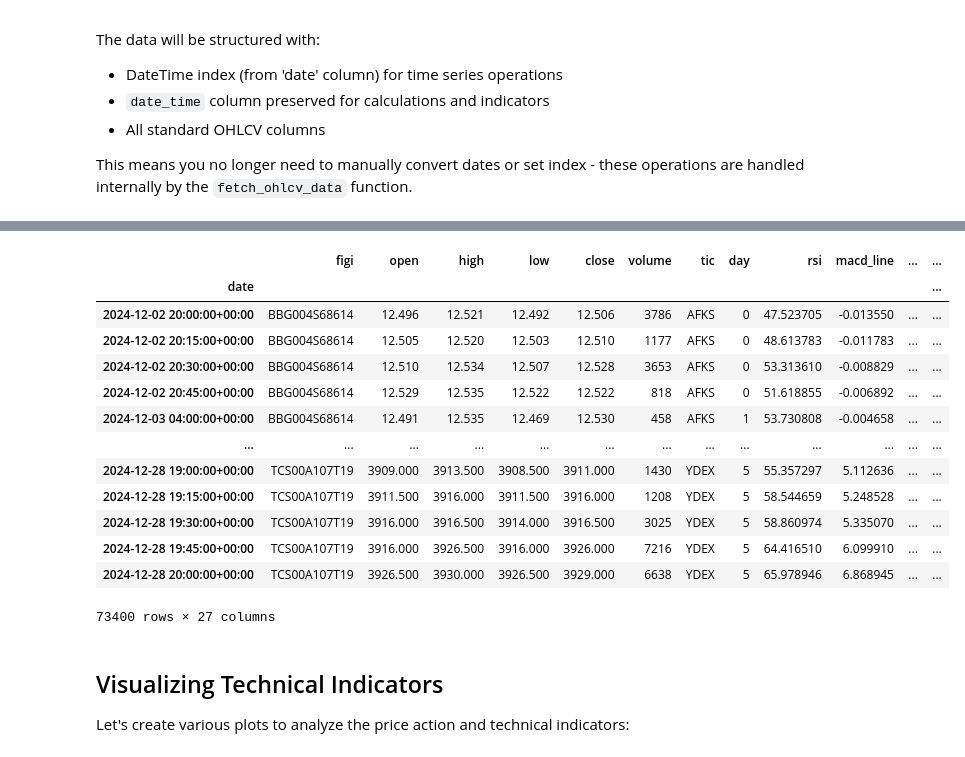
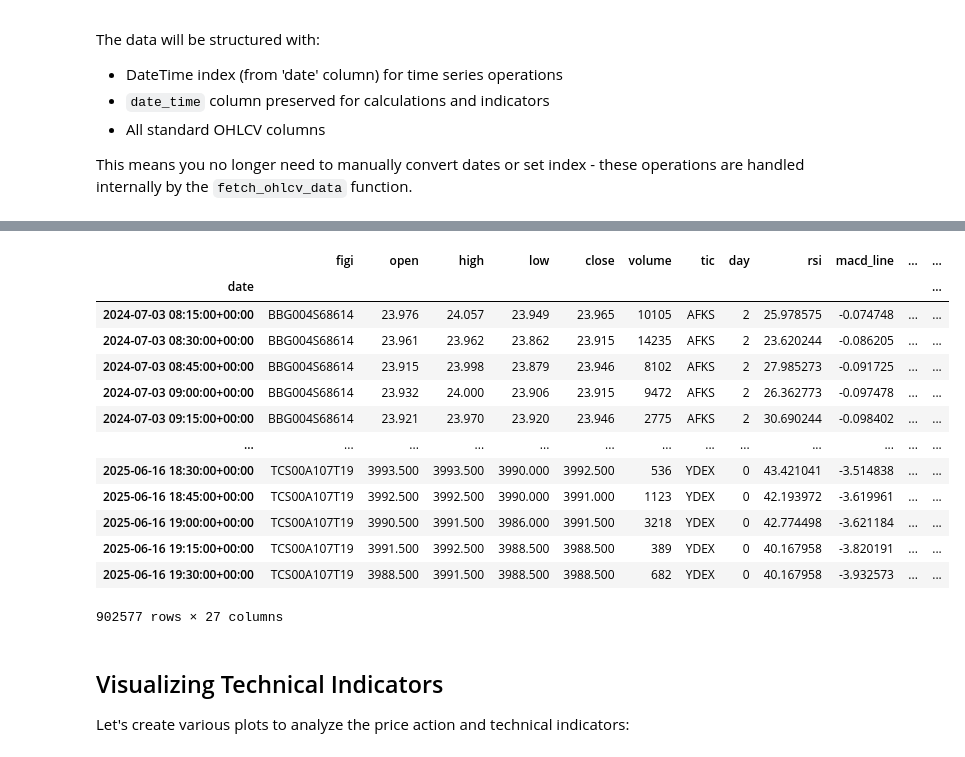
Before and after one commit to bigdatarookie/a2-project, a Jupyter notebook: dev/env_v1/test_env.ipynb, the cells around one changed output, grey strips where cells are left out. Saved outputs shown, nothing was run; the diff lists cells and outputs as text; code cells hidden in the pictures.

```diff
--- a/dev/env_v1/test_env.ipynb
+++ b/dev/env_v1/test_env.ipynb
@@ -63,6 +62,6 @@ KeyboardInterrupt:
 # %%
 # Read df with index and process it with indicators
-df = pd.read_csv("./data/data/test_ohlcv_data_15min.csv", index_col='date')
+df = pd.read_csv("./data/data/2H2024_1H2025_RTS_ohlcv_data_15min.csv", index_col='date')
 
 # Calculate indicators and remove rows with NaN values
 df = calculate_indicators(df, drop_na_rows=True, min_coverage=0.9)
@@ -87,21 +86,22 @@ date
 # %%
-df.to_csv("./data/data/test_ohlcv_data_15min_indicators.csv")
+# Safe df with indicators
+df.to_csv("./data/data/2H2024_1H2025_RTS_ohlcv_data_15min_indicators.csv")
 df
 # %% [output]
 |  | figi | open | high | low | close | volume | tic | day | rsi | macd_line | ... | ... |
 | date |  |  |  |  |  |  |  |  |  |  |  | ... |
-| 2024-12-02 20:00:00+00:00 | BBG004S68614 | 12.496 | 12.521 | 12.492 | 12.506 | 3786 | AFKS | 0 | 47.523705 | -0.013550 | ... | ... |
-| 2024-12-02 20:15:00+00:00 | BBG004S68614 | 12.505 | 12.520 | 12.503 | 12.510 | 1177 | AFKS | 0 | 48.613783 | -0.011783 | ... | ... |
-| 2024-12-02 20:30:00+00:00 | BBG004S68614 | 12.510 | 12.534 | 12.507 | 12.528 | 3653 | AFKS | 0 | 53.313610 | -0.008829 | ... | ... |
-| 2024-12-02 20:45:00+00:00 | BBG004S68614 | 12.529 | 12.535 | 12.522 | 12.522 | 818 | AFKS | 0 | 51.618855 | -0.006892 | ... | ... |
-| 2024-12-03 04:00:00+00:00 | BBG004S68614 | 12.491 | 12.535 | 12.469 | 12.530 | 458 | AFKS | 1 | 53.730808 | -0.004658 | ... | ... |
+| 2024-07-03 08:15:00+00:00 | BBG004S68614 | 23.976 | 24.057 | 23.949 | 23.965 | 10105 | AFKS | 2 | 25.978575 | -0.074748 | ... | ... |
+| 2024-07-03 08:30:00+00:00 | BBG004S68614 | 23.961 | 23.962 | 23.862 | 23.915 | 14235 | AFKS | 2 | 23.620244 | -0.086205 | ... | ... |
+| 2024-07-03 08:45:00+00:00 | BBG004S68614 | 23.915 | 23.998 | 23.879 | 23.946 | 8102 | AFKS | 2 | 27.985273 | -0.091725 | ... | ... |
+| 2024-07-03 09:00:00+00:00 | BBG004S68614 | 23.932 | 24.000 | 23.906 | 23.915 | 9472 | AFKS | 2 | 26.362773 | -0.097478 | ... | ... |
+| 2024-07-03 09:15:00+00:00 | BBG004S68614 | 23.921 | 23.970 | 23.920 | 23.946 | 2775 | AFKS | 2 | 30.690244 | -0.098402 | ... | ... |
 | ... | ... | ... | ... | ... | ... | ... | ... | ... | ... | ... | ... | ... |
-| 2024-12-28 19:00:00+00:00 | TCS00A107T19 | 3909.000 | 3913.500 | 3908.500 | 3911.000 | 1430 | YDEX | 5 | 55.357297 | 5.112636 | ... | ... |
-| 2024-12-28 19:15:00+00:00 | TCS00A107T19 | 3911.500 | 3916.000 | 3911.500 | 3916.000 | 1208 | YDEX | 5 | 58.544659 | 5.248528 | ... | ... |
-| 2024-12-28 19:30:00+00:00 | TCS00A107T19 | 3916.000 | 3916.500 | 3914.000 | 3916.500 | 3025 | YDEX | 5 | 58.860974 | 5.335070 | ... | ... |
-| 2024-12-28 19:45:00+00:00 | TCS00A107T19 | 3916.000 | 3926.500 | 3916.000 | 3926.000 | 7216 | YDEX | 5 | 64.416510 | 6.099910 | ... | ... |
-| 2024-12-28 20:00:00+00:00 | TCS00A107T19 | 3926.500 | 3930.000 | 3926.500 | 3929.000 | 6638 | YDEX | 5 | 65.978946 | 6.868945 | ... | ... |
+| 2025-06-16 18:30:00+00:00 | TCS00A107T19 | 3993.500 | 3993.500 | 3990.000 | 3992.500 | 536 | YDEX | 0 | 43.421041 | -3.514838 | ... | ... |
+| 2025-06-16 18:45:00+00:00 | TCS00A107T19 | 3992.500 | 3992.500 | 3990.000 | 3991.000 | 1123 | YDEX | 0 | 42.193972 | -3.619961 | ... | ... |
+| 2025-06-16 19:00:00+00:00 | TCS00A107T19 | 3990.500 | 3991.500 | 3986.000 | 3991.500 | 3218 | YDEX | 0 | 42.774498 | -3.621184 | ... | ... |
+| 2025-06-16 19:15:00+00:00 | TCS00A107T19 | 3991.500 | 3992.500 | 3988.500 | 3988.500 | 389 | YDEX | 0 | 40.167958 | -3.820191 | ... | ... |
+| 2025-06-16 19:30:00+00:00 | TCS00A107T19 | 3988.500 | 3991.500 | 3988.500 | 3988.500 | 682 | YDEX | 0 | 40.167958 | -3.932573 | ... | ... |
-73400 rows × 27 columns
+902577 rows × 27 columns
 # %% [markdown]
 ## Visualizing Technical Indicators
 
```
Also changed, not shown: parts of 22 cells of this notebook, 3 other files.
